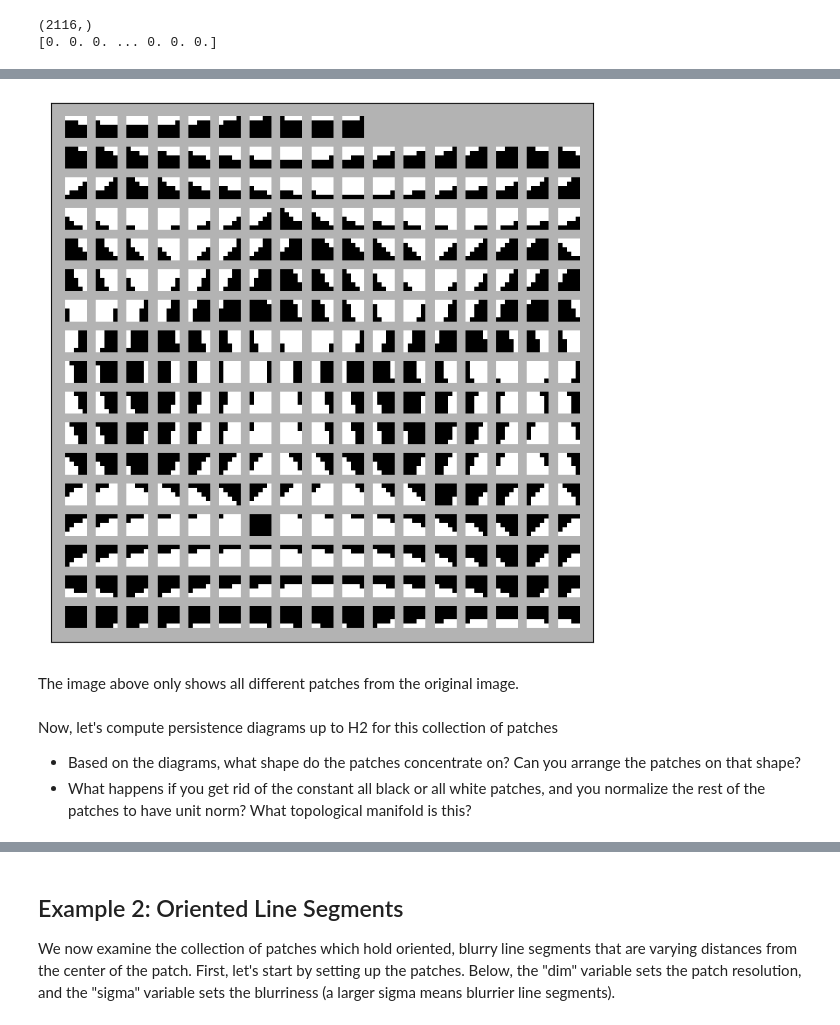
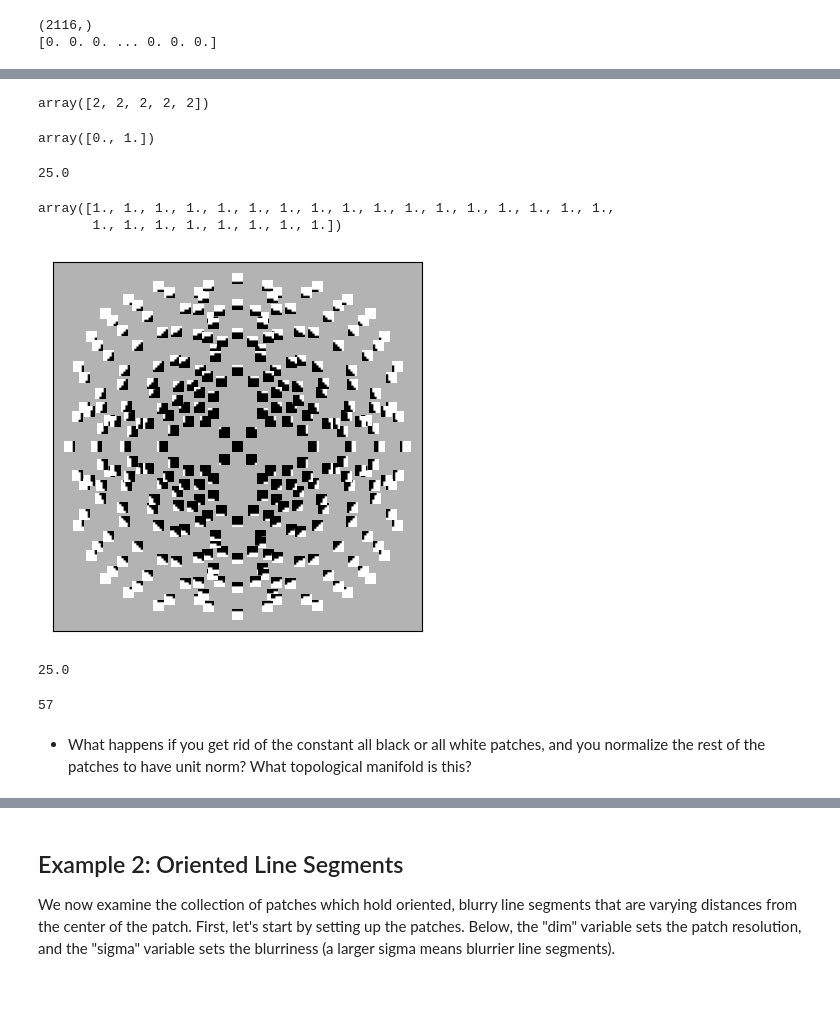
Before and after one commit to atorras1618/Miscellaneous-TDA-notebooks, a Jupyter notebook: Image_Patches.ipynb, the cells around one changed output, grey strips where cells are left out. Cells and saved outputs as stored; diff of their text form; code cells hidden in the pictures; blank space fills up the shorter version.

Commit message:
added image patches embedding to S2

```diff
--- a/Image_Patches.ipynb
+++ b/Image_Patches.ipynb
@@ -246,0 +226,11 @@ for i in range(1, D.shape[0]):
+# %%
+patch = P[5,:].reshape((5,5))
+center_mass = np.array([0,0])
+for y, row in enumerate(patch):
+    for x, val in enumerate(row):
+        if val==1:
+            center_mass += [x-2, y-2]
+
+center_mass = center_mass / 25
+# %%
+x, y = np.meshgrid(np.array(range(-2,3)), np.array(range(-2,3)))
@@ -247,16 +241,64 @@ for i in range(1, D.shape[0]):
+# %%
+y[patch==1]
+# %% [output]
+array([2, 2, 2, 2, 2])
+# %%
+center_mass**2 / sum(center_mass**2)
+# %% [output]
+array([0., 1.])
+# %%
+XSqr[57]
+# %% [output]
+25.0
+# %%
+P[57]
+# %% [output]
+array([1., 1., 1., 1., 1., 1., 1., 1., 1., 1., 1., 1., 1., 1., 1., 1., 1.,
+       1., 1., 1., 1., 1., 1., 1., 1.])
+# %%
+def plotPatches_disk(P, zoom = 1):
+    """
+    Plot patches in a best fitting disk (adapted from plotPatches)
+    """
+    N = P.shape[0] # N = number of patches
+    dim = int(np.sqrt(P.shape[1])) # side size of each square patch
+    X = np.zeros((N, 2)) # prepare coordinate variable
+    XSqr = np.sum(P**2, 1) # compute norms of patches
+    x, y = np.meshgrid(np.array(range(-2,3)), np.array(np.array(range(2,-3,-1))))
+    # compute the center mass of each patch
+    for i in range(P.shape[0]):
+        patch = np.reshape(P[i, :], (dim, dim))
+        if np.all(patch): # discard patch with all 1's
+            X[i, :] = [0,0]
+            continue
+        if not np.any(patch): # discard patch with all 0's
+            X[i, :] = [0,0]
+            continue
+        center_mass = np.sum(
+            np.vstack((x[patch==1], y[patch==1])),
+            axis=1) /25 # computes the coordinates of the center of mass of the patch
+
+        position = center_mass / np.sqrt(sum(center_mass**2)) # normalize
+        X[i, :] = (XSqr[i]+7*np.log(XSqr[i])+4)*position
+
+    imscatter(X, P, dim, zoom)
 # %%
-P_aux = P[np.array(toKeep), :]
-plt.figure(figsize=(8, 8))
-plotPatches(P_aux, zoom=3.5)
+plotPatches_disk(P, zoom=1.5)
 ax = plt.gca() # matplotlib funciton for getting the current matplotlib.axes object
 ax.set_facecolor((0.7, 0.7, 0.7)) # gray background
+ax.set_aspect('equal')
 plt.show()
 # %% [output]
-[figure, old version]
+[figure, new version]
-# %% [markdown]
-The image above only shows all different patches from the original image.
+# %%
+XSqr[57]
+# %% [output]
+25.0
+# %%
+for i, patch in enumerate(P):
+    if np.all(patch):
+        print(i)
+# %% [output]
+57
 # %% [markdown]
-Now, let's compute persistence diagrams up to H2 for this collection of patches
-
-* Based on the diagrams, what shape do the patches concentrate on?  Can you arrange the patches on that shape?
 * What happens if you get rid of the constant all black or all white patches, and you normalize the rest of the patches to have unit norm?  What topological manifold is this?
```
Also changed, not shown: parts of 11 cells of this notebook.
